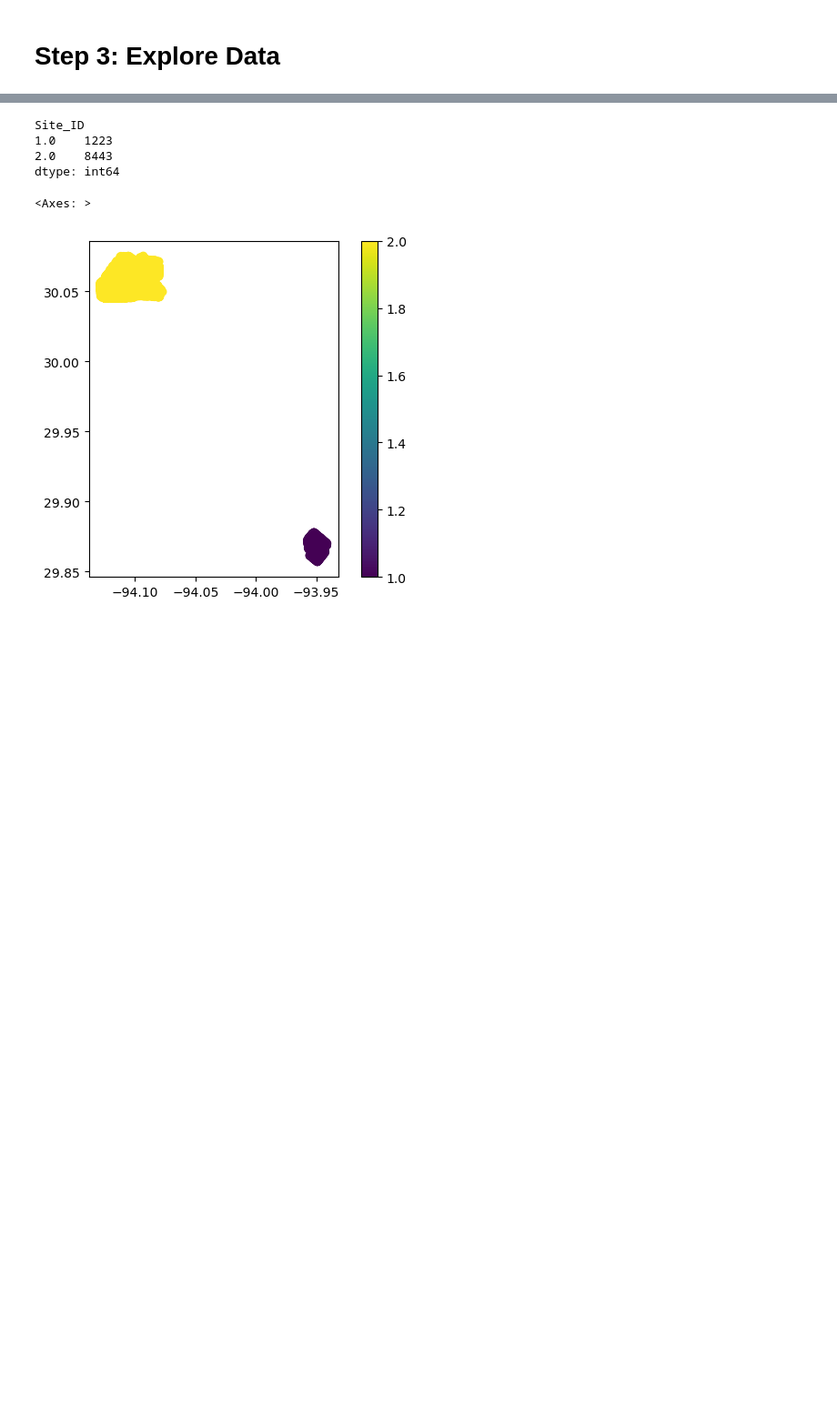
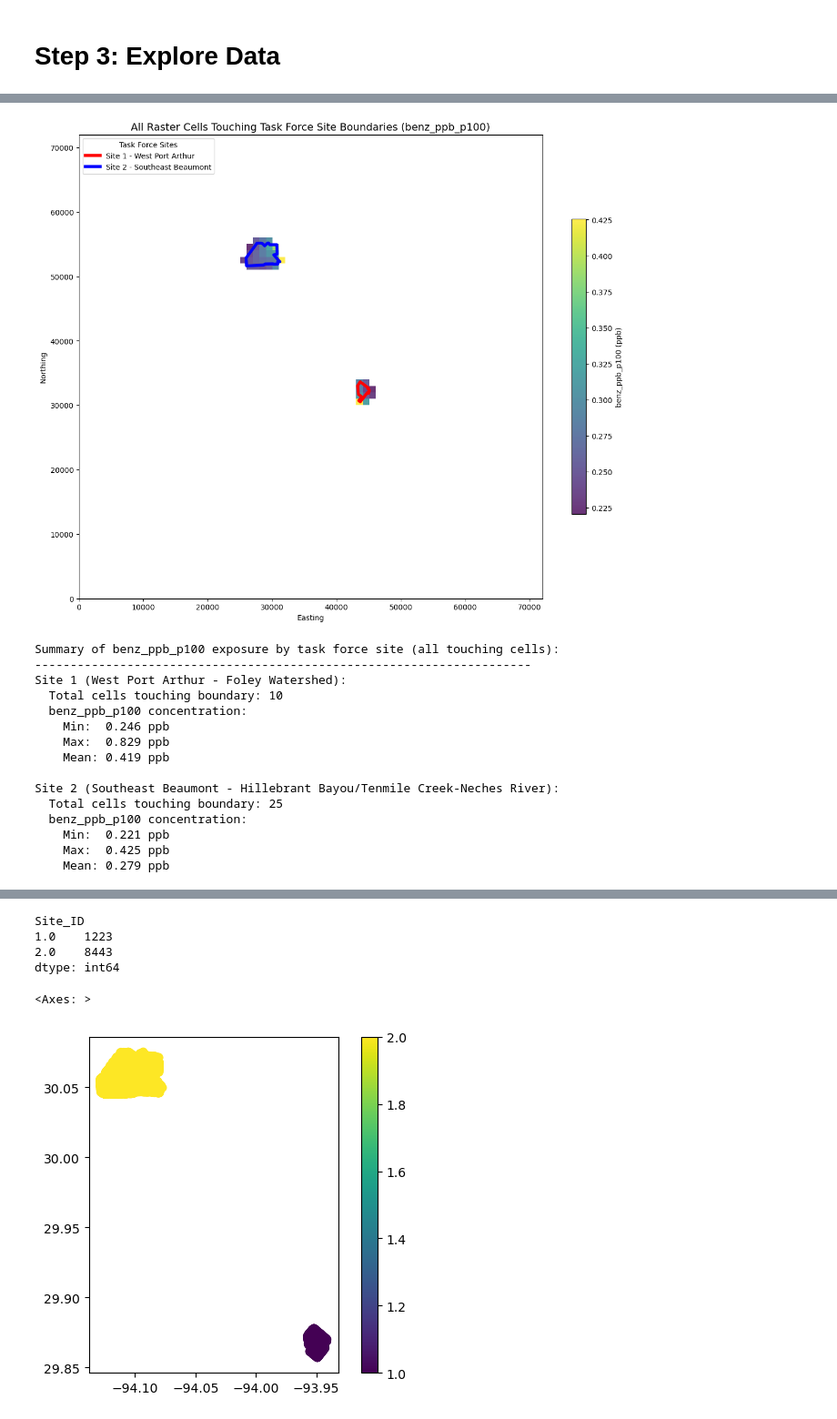
Before and after one commit to npr99/integrate_people_theme1_cookbook, a Jupyter notebook: integrate_people_sites.ipynb, the cells around one changed output, grey strips where cells are left out. Shown at 91% size. Drawn from its saved outputs; the diff is of its cells as text; code cells hidden in the pictures; blank space fills up the shorter version.

```diff
--- a/integrate_people_sites.ipynb
+++ b/integrate_people_sites.ipynb
@@ -426,0 +625,73 @@ plt.show()
+# %%
+# Visualize all raster cells that touch the task force site boundaries
+fig, ax = plt.subplots(figsize=(12, 10))
+
+# Plot the masked raster data for each site
+for site_id, site_data in site_air_pollution_dict.items():
+    # Get the masked data
+    masked_data = site_data['masked_data']
+
+    # Create extent for the full raster
+    height, width = masked_data.shape
+    extent = [
+        raster_data['transform'][2],  # left (min x)
+        raster_data['transform'][2] + raster_data['transform'][0] * width,  # right (max x)
+        raster_data['transform'][5] + raster_data['transform'][4] * height,  # bottom (min y)
+        raster_data['transform'][5]  # top (max y)
+    ]
+
+    # Plot only the valid (non-NaN) cells for this site
+    masked_for_display = np.ma.masked_invalid(masked_data)
+    im = ax.imshow(masked_for_display, extent=extent, cmap='viridis', alpha=0.8)
+
+# Add colorbar
+plt.colorbar(im, ax=ax, label=f'{first_pollutant} (ppb)', shrink=0.6)
+
+# Transform task force sites to match raster CRS for plotting
+tfsites_plot = tfsites_gdf.to_crs(raster_data['crs'])
+
+# Plot task force sites as colored outlines
+tfsites_plot.plot(ax=ax, facecolor='none',
+                 edgecolor=['red', 'blue'], linewidth=4,
+                 column='Site_Name')
+
+# Create custom legend for site boundaries
+import matplotlib.lines as mlines
+site1_line = mlines.Line2D([], [], color='red', linewidth=4, label='Site 1 - West Port Arthur')
+site2_line = mlines.Line2D([], [], color='blue', linewidth=4, label='Site 2 - Southeast Beaumont')
+ax.legend(handles=[site1_line, site2_line], title='Task Force Sites', loc='upper left')
+
+plt.title(f"All Raster Cells Touching Task Force Site Boundaries ({first_pollutant})", fontsize=14)
+plt.xlabel("Easting")
+plt.ylabel("Northing")
+plt.tight_layout()
+plt.show()
+
+# Summary statistics
+print(f"\nSummary of {first_pollutant} exposure by task force site (all touching cells):")
+print("-" * 70)
+for site_id, site_data in site_air_pollution_dict.items():
+    print(f"Site {site_id} ({site_data['site_name']}):")
+    print(f"  Total cells touching boundary: {site_data['valid_cells']}")
+    print(f"  {site_data['pollutant']} concentration:")
+    print(f"    Min:  {site_data['min_value']:.3f} ppb")
+    print(f"    Max:  {site_data['max_value']:.3f} ppb")
+    print(f"    Mean: {site_data['mean_value']:.3f} ppb")
+    print()
+# %% [output]
+[figure, added]
+Summary of benz_ppb_p100 exposure by task force site (all touching cells):
+----------------------------------------------------------------------
+Site 1 (West Port Arthur - Foley Watershed):
+  Total cells touching boundary: 10
+  benz_ppb_p100 concentration:
+    Min:  0.246 ppb
+    Max:  0.829 ppb
+    Mean: 0.419 ppb
+
+Site 2 (Southeast Beaumont - Hillebrant Bayou/Tenmile Creek-Neches River):
+  Total cells touching boundary: 25
+  benz_ppb_p100 concentration:
+    Min:  0.221 ppb
+    Max:  0.425 ppb
+    Mean: 0.279 ppb
```
Also changed, not shown: parts of 13 cells of this notebook, 3 other files.
